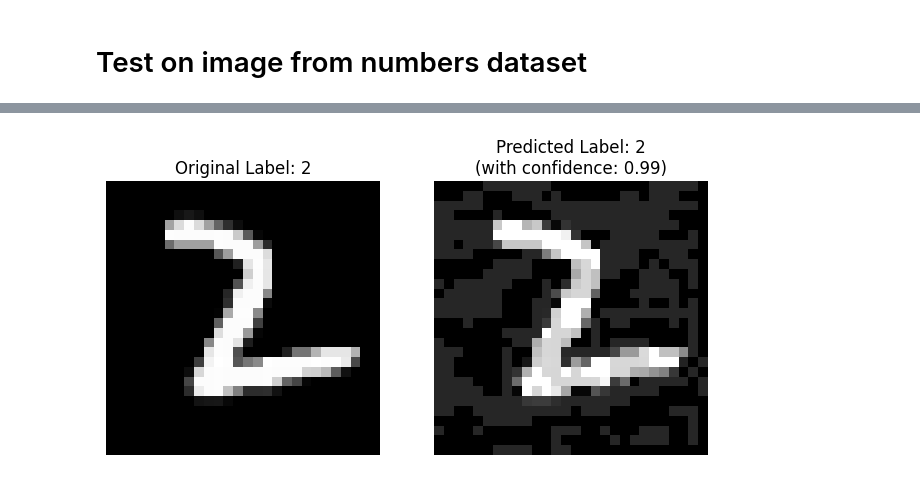
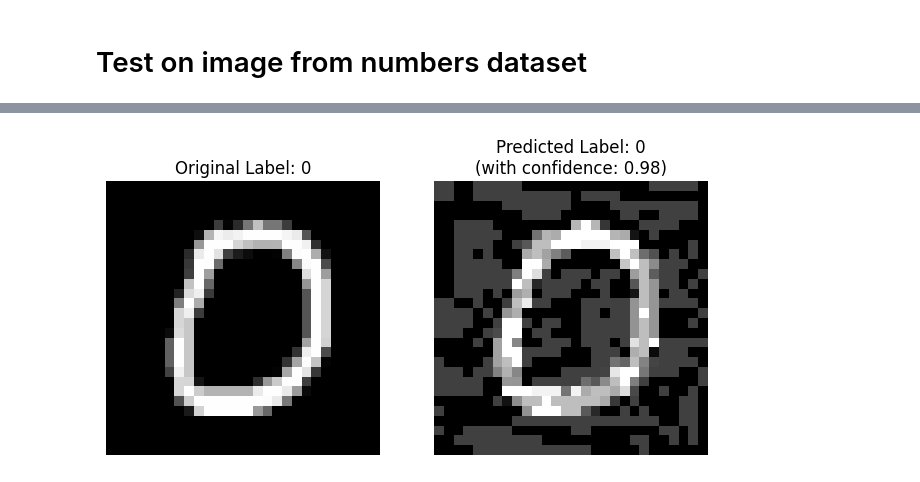
Before and after one commit to josephad2001/AdversarialRobustnessML, a Jupyter notebook: AttackMethods/FGSM.ipynb, the cells around one changed output, grey strips where cells are left out. Drawn from its saved outputs; the diff is of its cells as text; code cells hidden in the pictures.

```diff
--- a/AttackMethods/FGSM.ipynb
+++ b/AttackMethods/FGSM.ipynb
@@ -33,15 +33,17 @@ mnist = tf.keras.datasets.mnist
 test_images = test_images / 255.0  # Preprocess the data
 
 # Select a random image from the test dataset
-random_index = np.random.randint(0, len(test_images))
+random_index = 10 #np.random.randint(0, len(test_images))
 input_image = test_images[random_index]
 original_label = test_labels[random_index]
 
 # Define an epsilon value for the FGSM attack
-epsilon = 0.15
+epsilon = 0.25
 
 # Use the generate_fgsm function to generate a perturbed image
 perturbed_image = generate_fgsm(input_image, fcn_model, epsilon)
+
+#perturbed_image = generate_targeted_fgsm(input_image, fcn_model, epsilon, 5)
 
 # Calculate the difference between the original and perturbed images
 difference_image = input_image - perturbed_image
@@ -72 +74 @@ plt.show()
-[figure, old version]
+[figure, new version]
```
Also changed, not shown: parts of 9 cells of this notebook, 24 other files.
